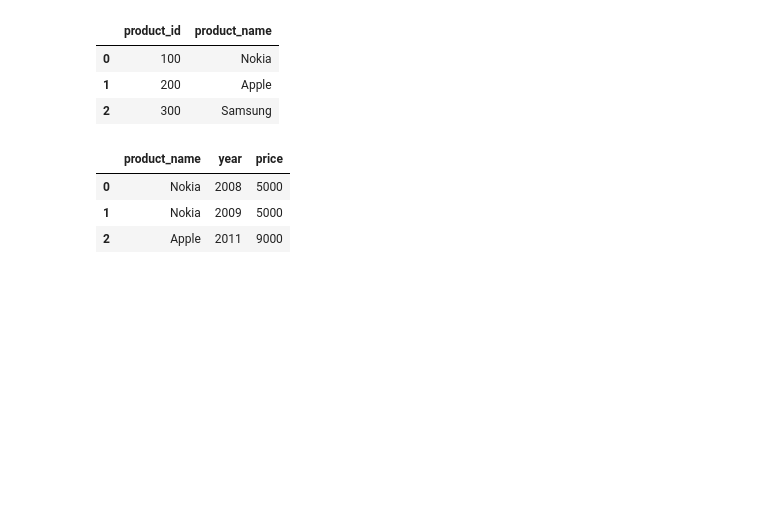
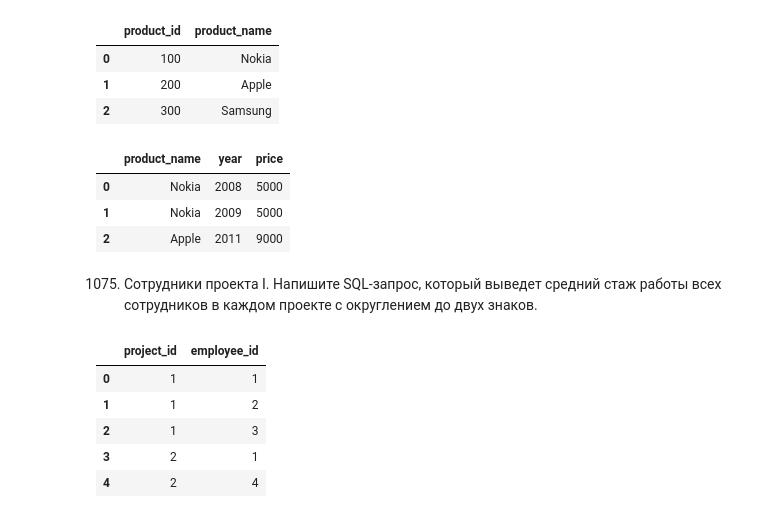
Before and after one commit to Praldmur/Tasks, a Jupyter notebook: Task_All.ipynb, the cells around one changed output. Saved outputs shown, nothing was run; the diff lists cells and outputs as text; code cells hidden in the pictures; blank space fills up the shorter version.

```diff
--- a/Task_All.ipynb
+++ b/Task_All.ipynb
@@ -498,3 +498,18 @@ sales.merge(product, on='product_id')[['product_name', 'year', 'price']]
 | 0 | Nokia | 2008 | 5000 |
 | 1 | Nokia | 2009 | 5000 |
 | 2 | Apple | 2011 | 9000 |
+# %% [markdown]
+1075. Сотрудники проекта I. Напишите SQL-запрос, который выведет средний стаж работы всех сотрудников в каждом проекте с округлением до двух знаков.
+# %%
+data = [[1, 1], [1, 2], [1, 3], [2, 1], [2, 4]]
+project = pd.DataFrame(data, columns=['project_id', 'employee_id']).astype({'project_id':'Int64', 'employee_id':'Int64'})
+data = [[1, 'Khaled', 3], [2, 'Ali', 2], [3, 'John', 1], [4, 'Doe', 2]]
+employee = pd.DataFrame(data, columns=['employee_id', 'name', 'experience_years']).astype({'employee_id':'Int64', 'name':'object', 'experience_years':'Int64'})
+project
+# %% [output]
+|  | project_id | employee_id |
+| 0 | 1 | 1 |
+| 1 | 1 | 2 |
+| 2 | 1 | 3 |
+| 3 | 2 | 1 |
+| 4 | 2 | 4 |
```
Also changed, not shown: parts of 7 cells of this notebook, 1 other file.
